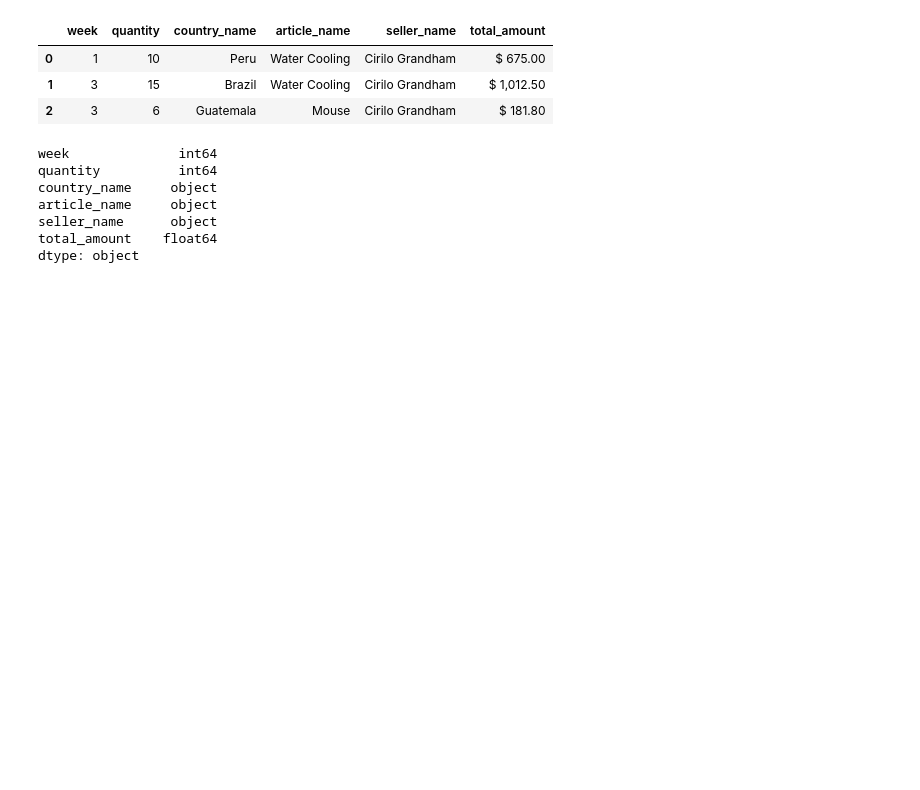
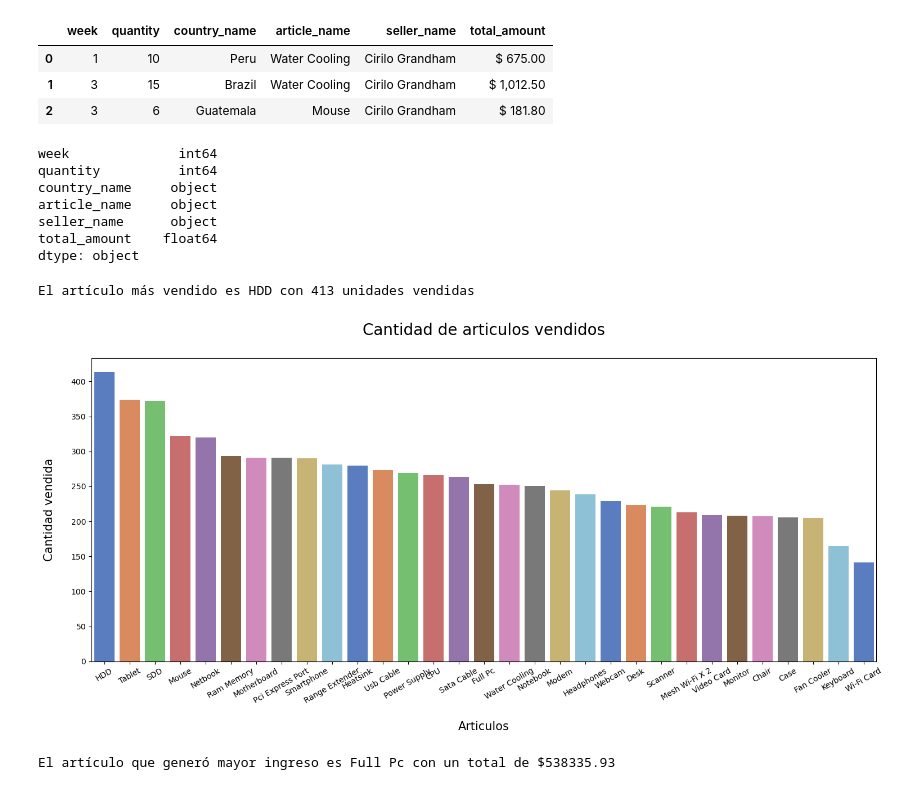
Before and after one commit to jairojaenz/Analisis-exploratorio-de-datos, a Jupyter notebook: Semana8/semana8.ipynb, the cells around one changed output. Drawn from its saved outputs; the diff is of its cells as text; code cells hidden in the pictures; blank space fills up the shorter version.

```diff
--- a/Semana8/semana8.ipynb
+++ b/Semana8/semana8.ipynb
@@ -234,3 +234,33 @@ article_name     object
 seller_name      object
 total_amount    float64
 dtype: object
+# %%
+# Resolucion analitica
+# Cual es el artículo más vendido?  ( en unidades)
+group_vendidos = data_a_trabajar.groupby('article_name').sum().sort_values('quantity', ascending=False)
+mas_vendido = group_vendidos.loc[:, 'quantity'].head(1).index[0]
+mas_vendido_cantidad = group_vendidos.loc[:, 'quantity'].head(1).values[0]
+print(f"El artículo más vendido es {mas_vendido} con {mas_vendido_cantidad} unidades vendidas")
+# %% [output]
+El artículo más vendido es HDD con 413 unidades vendidas
+# %%
+# Resolucion grafica
+# ver todos los articulos venndidos y sus cantidades,ordenando el dataframe de mayor a menor
+rcParams['figure.figsize'] = 18, 7
+ax = sns.barplot(data=group_vendidos, x=group_vendidos.index,y='quantity', palette='muted')
+ax.set_xlabel('\nArticulos', fontsize=15)
+ax.set_ylabel('Cantidad vendida\n', fontsize=15)
+plt.xticks(rotation=30)
+plt.title('Cantidad de articulos vendidos\n', fontsize=20)
+ax.tick_params(axis='both', labelsize=10)
+plt.show()
+# %% [output]
+[figure, added]
+# %%
+# que articulo genero mayor ingreso?
+group_ingresos = data_a_trabajar.groupby('article_name').sum().sort_values('total_amount', ascending=False)
+mas_ingresos = group_ingresos.loc[:, 'total_amount'].head(1).index[0]
+mas_ingresos_cantidad = round(group_ingresos.loc[:, 'total_amount'].head(1).values[0],2)
+print(f"El artículo que generó mayor ingreso es {mas_ingresos} con un total de ${mas_ingresos_cantidad}")
+# %% [output]
+El artículo que generó mayor ingreso es Full Pc con un total de $538335.93
```
Also changed, not shown: parts of 18 cells of this notebook, 9 other files.
